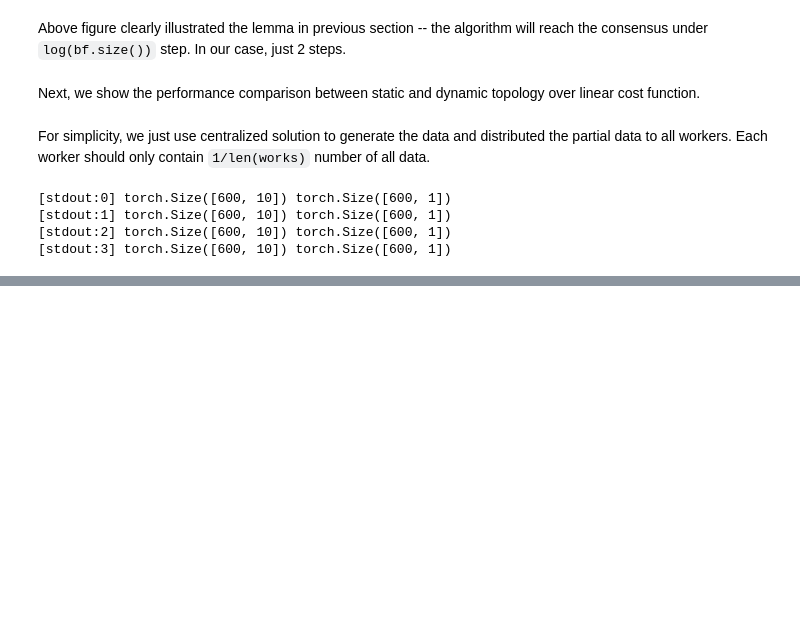
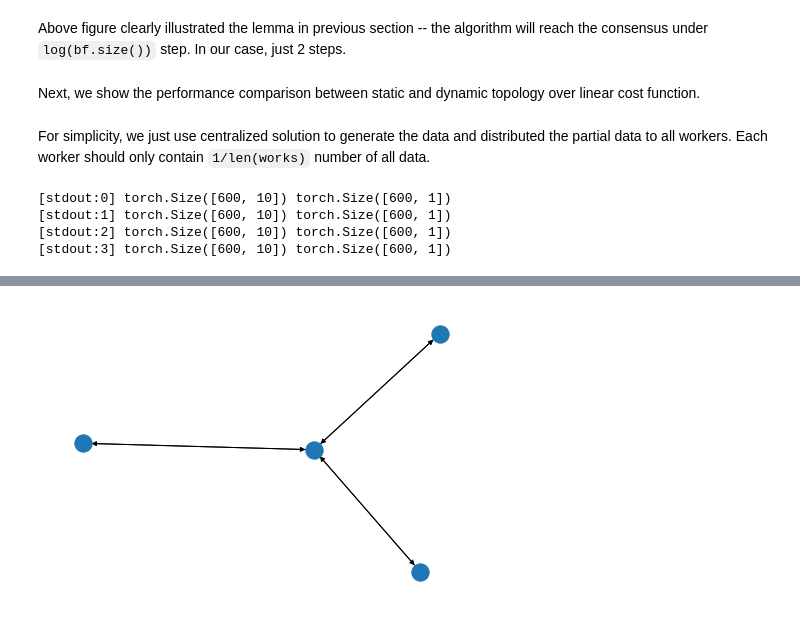
Before and after one commit to Bluefog-Lib/bluefog-tutorial, a Jupyter notebook: Section 5/Dynamic Graphs.ipynb, the cells around one changed output, grey strips where cells are left out. Cells and saved outputs as stored; diff of their text form; code cells hidden in the pictures; blank space fills up the shorter version.

```diff
--- a/Section 5/Dynamic Graphs.ipynb
+++ b/Section 5/Dynamic Graphs.ipynb
@@ -303,0 +304,4 @@ plt.legend()
+# %%
+nx.draw_spring(topology_util.StarGraph(4))
+# %% [output]
+[figure, added]
```
Also changed, not shown: parts of 18 cells of this notebook.
